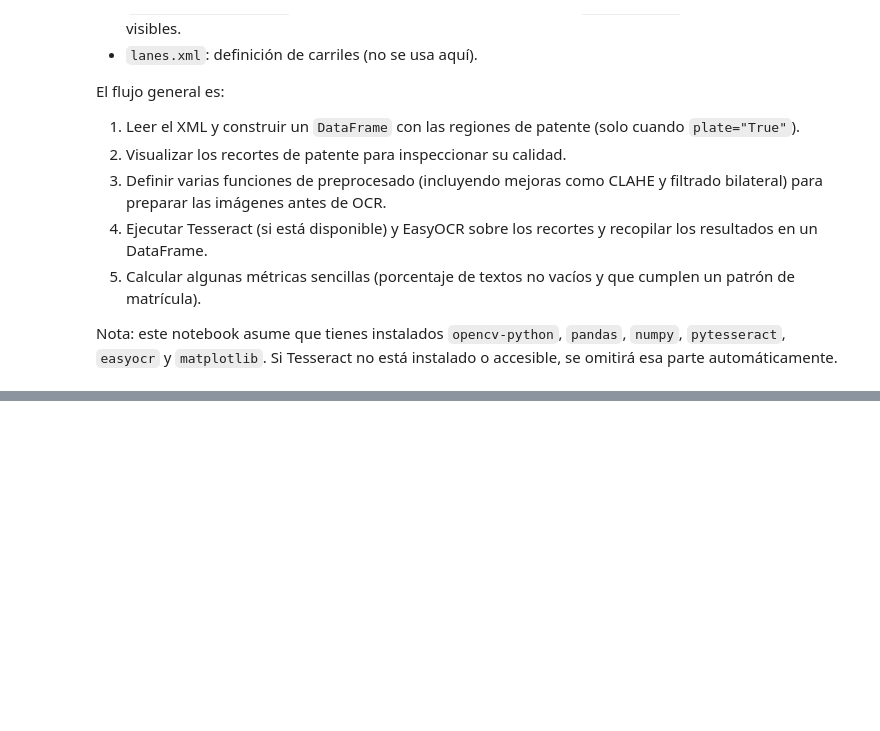
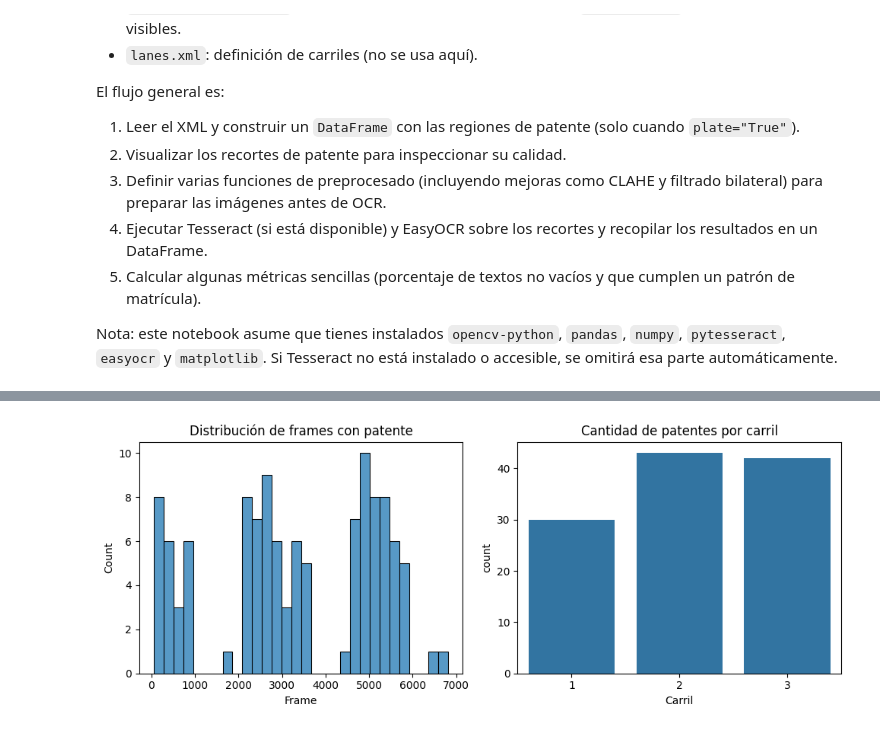
Before and after one commit to martinbianchi0/VisionTrafficGuard, a Jupyter notebook: speed/alpr_ocr_from_scratch.ipynb, the cells around one changed output, grey strips where cells are left out. Saved outputs shown, nothing was run; the diff lists cells and outputs as text; code cells hidden in the pictures; blank space fills up the shorter version.

```diff
--- a/speed/alpr_ocr_from_scratch.ipynb
+++ b/speed/alpr_ocr_from_scratch.ipynb
@@ -58,0 +34,23 @@ print("XML_PATH:", XML_PATH)
+# %%
+# Paths base del proyecto (ajustar si tu estructura es distinta)
+ROOT = Path(".")
+VIDEO_PATH = ROOT / "video01" / "video.mp4"
+XML_VEHICLES = ROOT / "video01" / "vehicles.xml"
+
+OUTPUT_DIR = ROOT / "outputs" / "plates"
+OUTPUT_DIR.mkdir(parents=True, exist_ok=True)
+
+print("VIDEO_PATH:", VIDEO_PATH.resolve())
+print("XML_VEHICLES:", XML_VEHICLES.resolve())
+print("OUTPUT_DIR:", OUTPUT_DIR.resolve())
+
+# Configuración opcional de Tesseract (ajustar en tu Windows)
+# Ejemplo típico:
+# pytesseract.pytesseract.tesseract_cmd = r"C:\Program Files\Tesseract-OCR\tesseract.exe"
+
+# Comprobación rápida (no rompe si no está instalado)
+try:
+    _ = pytesseract.get_tesseract_version()
+    print("Tesseract disponible ✅")
+except Exception as e:
+    print("Tesseract NO disponible o mal configurado:", e)
@@ -202,0 +123,4 @@ df_crops.head()
+# %%
+df_gt_plates = load_gt_plates_from_xml(XML_VEHICLES)
+print("Cantidad de vehículos con patente visible:", len(df_gt_plates))
+df_gt_plates.head()
@@ -202,0 +135,15 @@ df_crops.head()
+# %%
+fig, axes = plt.subplots(1, 2, figsize=(10, 4))
+
+sns.histplot(df_gt_plates["frame"], bins=30, ax=axes[0])
+axes[0].set_title("Distribución de frames con patente")
+axes[0].set_xlabel("Frame")
+
+sns.countplot(data=df_gt_plates, x="lane", ax=axes[1])
+axes[1].set_title("Cantidad de patentes por carril")
+axes[1].set_xlabel("Carril")
+
+plt.tight_layout()
+plt.show()
+# %% [output]
+[figure, added]
```
Also changed, not shown: parts of 35 cells of this notebook, 1 other file.
